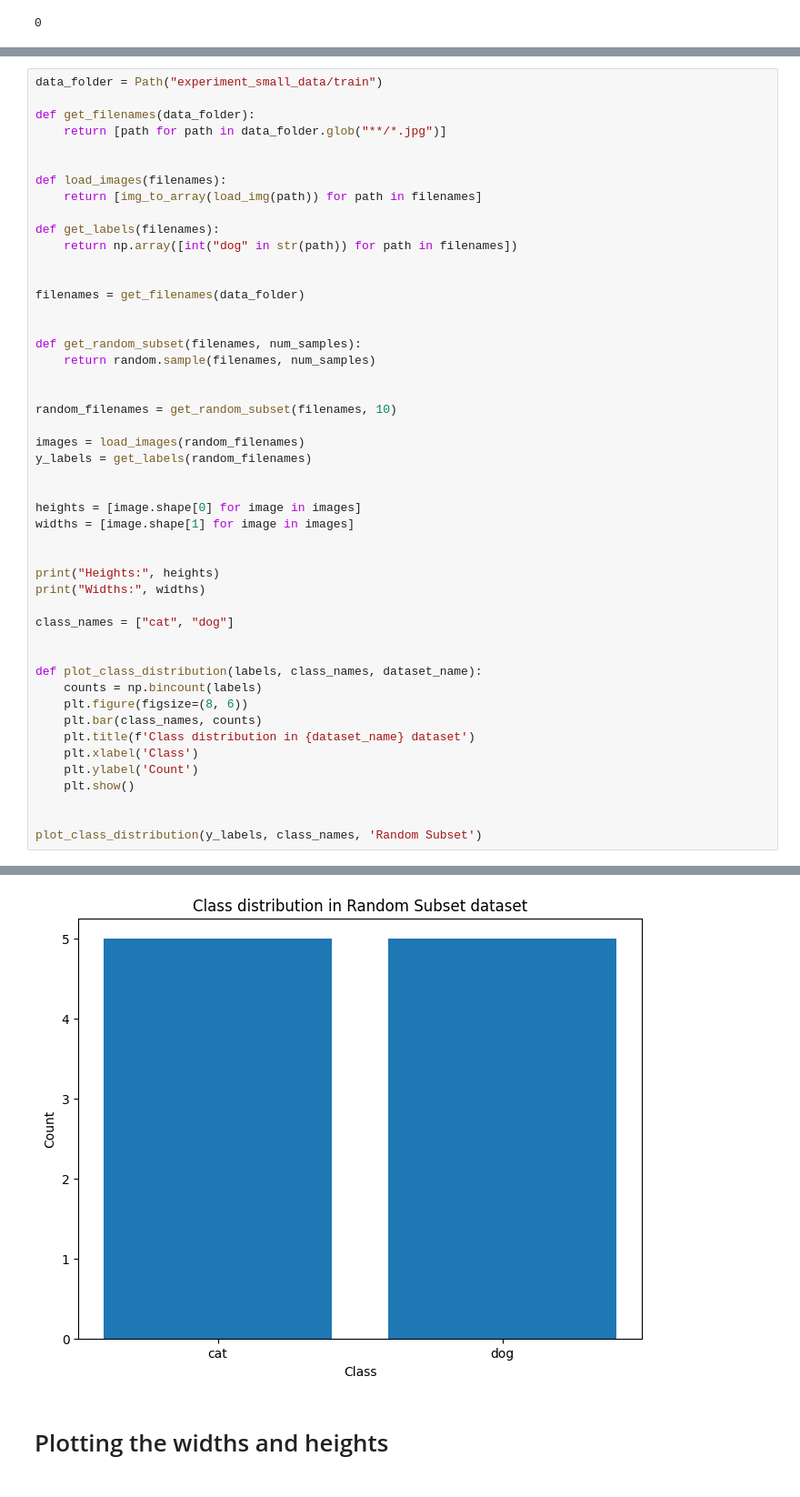
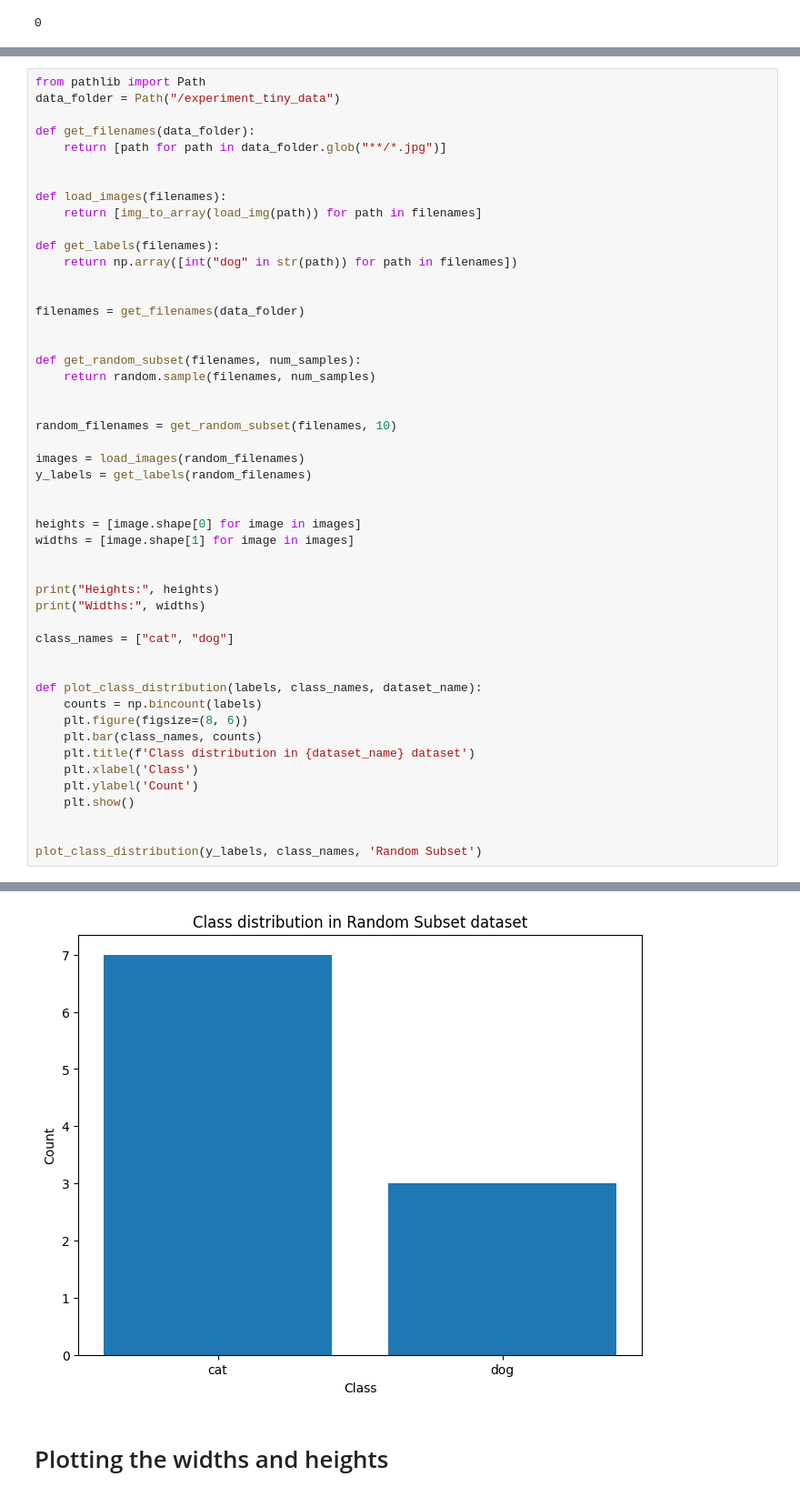
Before and after one commit to AntiSpiral-0/AI-Yassine-Ben-Thayer-OPA23, a Jupyter notebook: Lab2DL.ipynb, the cells around one changed output, grey strips where cells are left out. Shown at 91% size. Cells and saved outputs as stored; diff of their text form.

```diff
--- a/Lab2DL.ipynb
+++ b/Lab2DL.ipynb
@@ -149,5 +157,6 @@ len(images)
 # %%
-data_folder = Path("experiment_small_data/train")
+from pathlib import Path
+data_folder = Path("/experiment_tiny_data")
 
 def get_filenames(data_folder):
     return [path for path in data_folder.glob("**/*.jpg")]
@@ -200,4 +209,4 @@ Widths: [343, 499, 500, 466, 500, 311, 397, 499, 500, 500]
-[figure, old version]
+[figure, new version]
 # %% [markdown]
 # Plotting the widths and heights
 # %%
```
Also changed, not shown: parts of 18 cells of this notebook.
